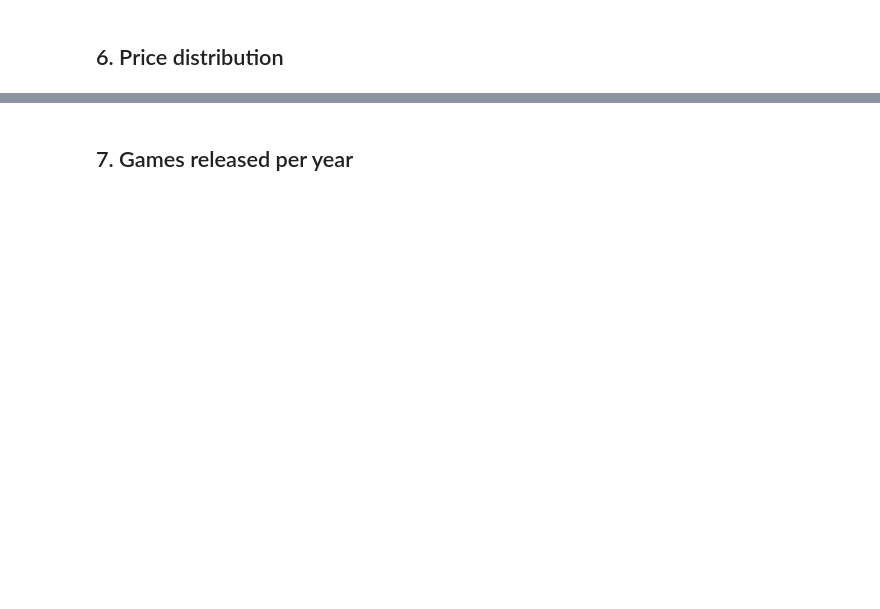
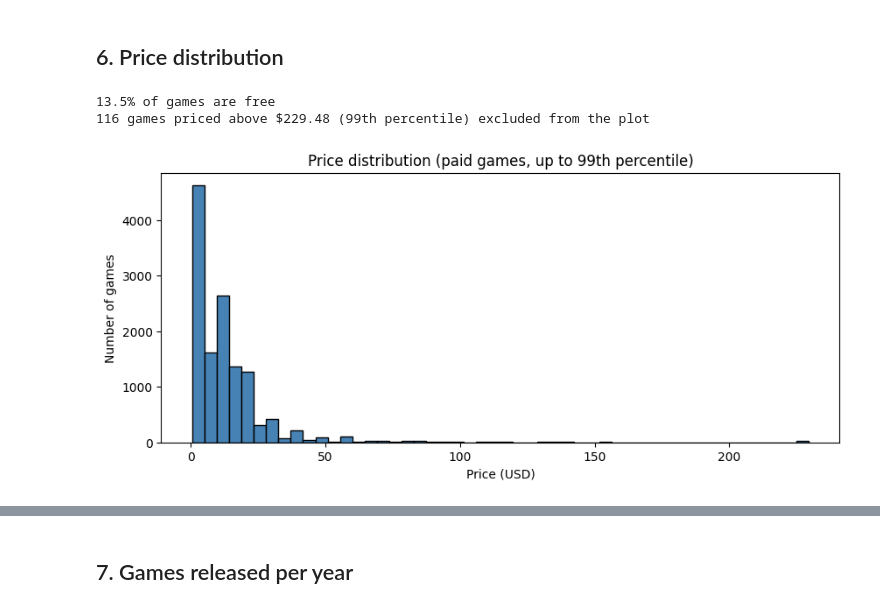
Before and after one commit to zxrey/Game-On-Project, a Jupyter notebook: notebooks/03_EDA.ipynb, the cells around one changed output, grey strips where cells are left out. Saved outputs shown, nothing was run; the diff lists cells and outputs as text; code cells hidden in the pictures; blank space fills up the shorter version.

```diff
--- a/notebooks/03_EDA.ipynb
+++ b/notebooks/03_EDA.ipynb
@@ -61,11 +105,24 @@ plt.show()
 # %% [markdown]
 ## 6. Price distribution
 # %%
-print((df['original_price'] == 0).mean(), '% of games are free')
+print(f"{(df['original_price'] == 0).mean():.1%} of games are free")
+
+paid = df[df['original_price'] > 0]['original_price']
+
+# A handful of expensive bundles/special editions stretch the axis so far that
+# every other bar collapses near zero — cap the plot at the 99th percentile
+# and inspect the outliers separately (next cell) instead of silently dropping them.
+cutoff = paid.quantile(0.99)
+outliers = paid[paid > cutoff]
+print(f"{len(outliers)} games priced above ${cutoff:.2f} (99th percentile) excluded from the plot")
 
 plt.figure(figsize=(10, 4))
-plt.hist(df[df['original_price'] > 0]['original_price'], bins=50, color='steelblue', edgecolor='black')
-plt.title('Price distribution (paid games only)')
+plt.hist(paid[paid <= cutoff], bins=50, color='steelblue', edgecolor='black')
+plt.title('Price distribution (paid games, up to 99th percentile)')
 plt.xlabel('Price (USD)')
 plt.ylabel('Number of games')
 plt.show()
+# %% [output]
+13.5% of games are free
+116 games priced above $229.48 (99th percentile) excluded from the plot
+[figure, added]
```
Also changed, not shown: parts of 10 cells of this notebook, 3 other files.
